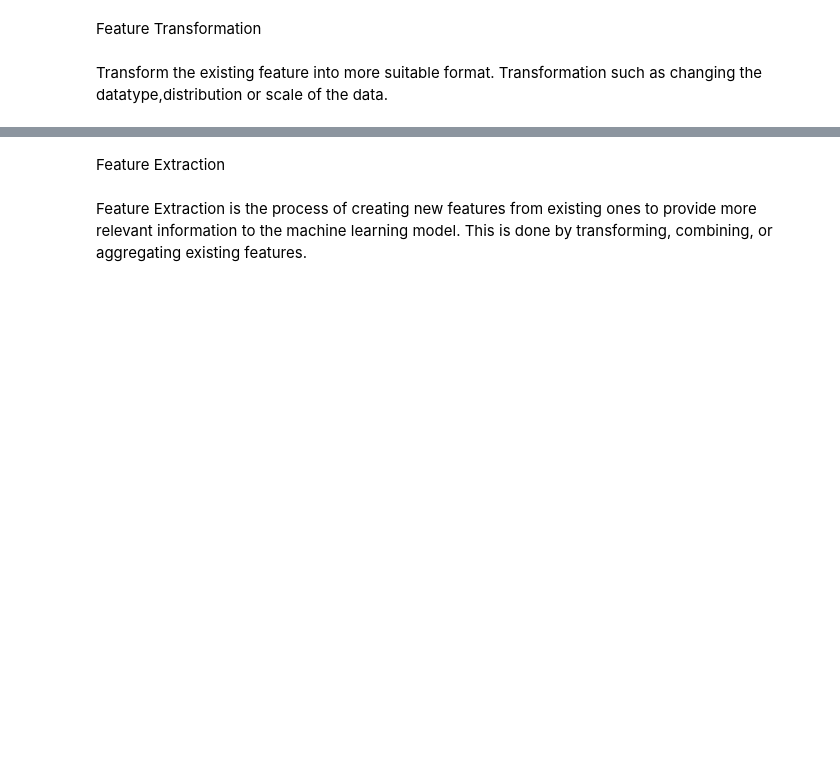
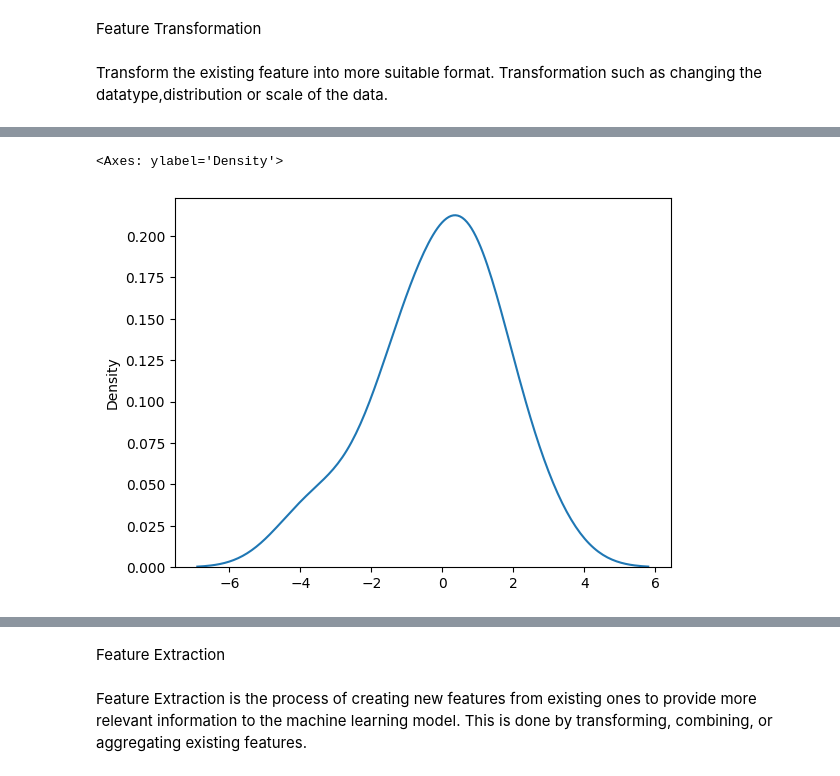
Before and after one commit to arjunravi26/Data-Science-Bootcamp, a Jupyter notebook: Week 16/Data Preprocessing/feature_engineering.ipynb, the cells around one changed output, grey strips where cells are left out. Saved outputs shown, nothing was run; the diff lists cells and outputs as text; code cells hidden in the pictures; blank space fills up the shorter version.

```diff
--- a/Week 16/Data Preprocessing/feature_engineering.ipynb
+++ b/Week 16/Data Preprocessing/feature_engineering.ipynb
@@ -24,0 +42,6 @@ Transform the existing feature into more suitable format. Transformation such as
+# %%
+transformed_feature = np.log2(data)
+sns.kdeplot(transformed_feature)
+# %% [output]
+<Axes: ylabel='Density'>
+[figure, added]
```
Also changed, not shown: parts of 6 cells of this notebook.
